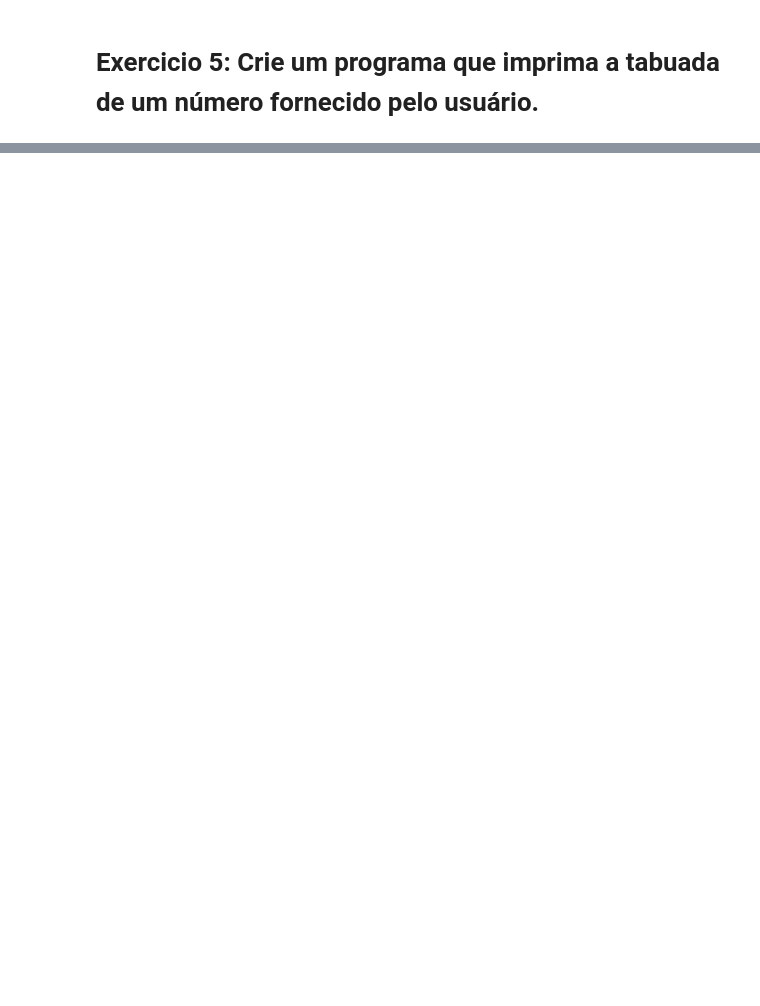
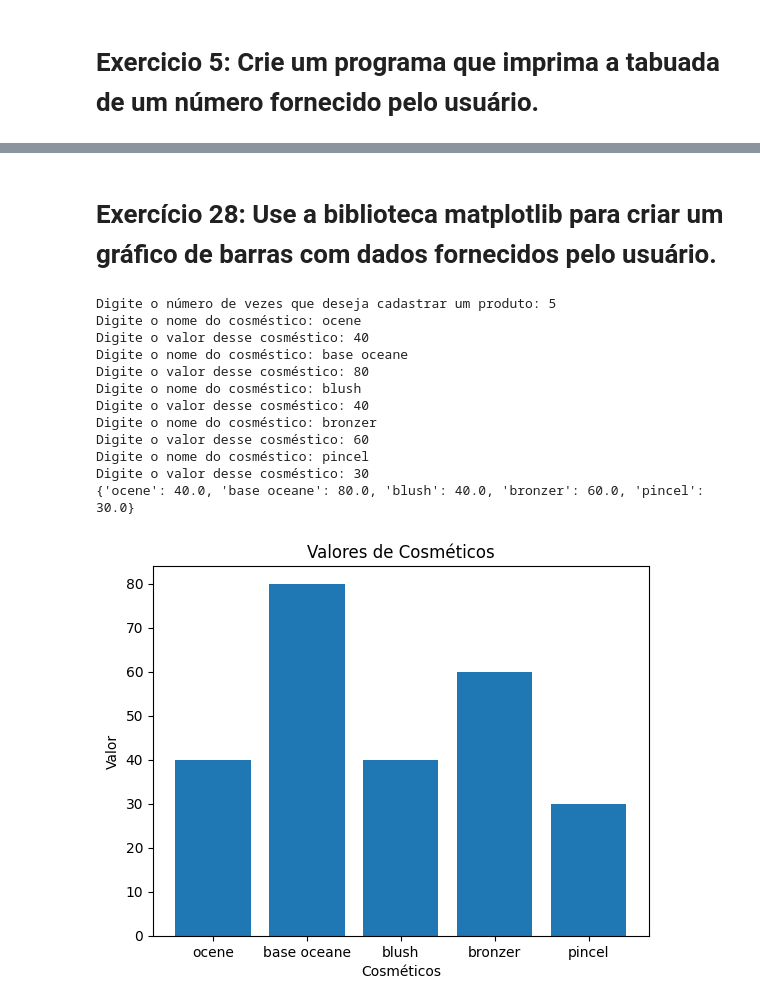
Before and after one commit to amandaBarrettoLima/Materia-Inteligencia-Artificial-6-periodo, a Jupyter notebook: Exercícios_Python_[AmandaBarreto][Turma_A][Período_6].ipynb, the cells around one changed output, grey strips where cells are left out. Saved outputs shown, nothing was run; the diff lists cells and outputs as text; code cells hidden in the pictures; blank space fills up the shorter version.

```diff
--- a/Exercícios_Python_[AmandaBarreto][Turma_A][Período_6].ipynb
+++ b/Exercícios_Python_[AmandaBarreto][Turma_A][Período_6].ipynb
@@ -49,0 +132,10 @@ Eu comecei o exercício com a cria
+# %%
+print("Os 10 primeiros números da sequência de Fibonacci")
+f1 = 0
+f2 = 1
+
+for i in range(10):
+  print(f1)
+  f3 = f1 + f2
+  f1 = f2
+  f2 = f3
@@ -49,0 +263,15 @@ Eu comecei o exercício com a cria
+# %%
+num = int(input("Digite um número inteiro: "))
+contagem = 0
+
+for i in range (1, num+1):
+  if num % i ==0:
+    contagem +=1
+
+print (f"O numero {num} foi divisivel {contagem} vezes")
+
+if contagem == 2:
+  print(f"O número {num} é PRIMO")
+
+else:
+  print(f"O número {num} NÃO É PRIMO")
@@ -49,0 +532,36 @@ Eu comecei o exercício com a cria
+# %% [markdown]
+# Exercício 28: Use a biblioteca matplotlib para criar um gráfico de barras com dados fornecidos pelo usuário.
+# %%
+import matplotlib.pyplot as plt
+dic_maquiagem = {}
+
+contador = int(input("Digite o número de vezes que deseja cadastrar um produto: "))
+
+for i in range (contador):
+  maquiagem = str(input("Digite o nome do cosméstico: "))
+  valor = float(input("Digite o valor desse cosméstico: "))
+  dic_maquiagem[maquiagem] = valor
+
+print(dic_maquiagem)
+
+plt.bar(dic_maquiagem.keys(), dic_maquiagem.values())
+
+plt.xlabel("Cosméticos")
+plt.ylabel("Valor")
+plt.title("Valores de Cosméticos")
+
+plt.show()
+# %% [output]
+Digite o número de vezes que deseja cadastrar um produto: 5
+Digite o nome do cosméstico: ocene
+Digite o valor desse cosméstico: 40
+Digite o nome do cosméstico: base oceane
+Digite o valor desse cosméstico: 80
+Digite o nome do cosméstico: blush
+Digite o valor desse cosméstico: 40
+Digite o nome do cosméstico: bronzer
+Digite o valor desse cosméstico: 60
+Digite o nome do cosméstico: pincel
+Digite o valor desse cosméstico: 30
+{'ocene': 40.0, 'base oceane': 80.0, 'blush': 40.0, 'bronzer': 60.0, 'pincel': 30.0}
+[figure, added]
```
Also changed, not shown: parts of 141 cells of this notebook.
